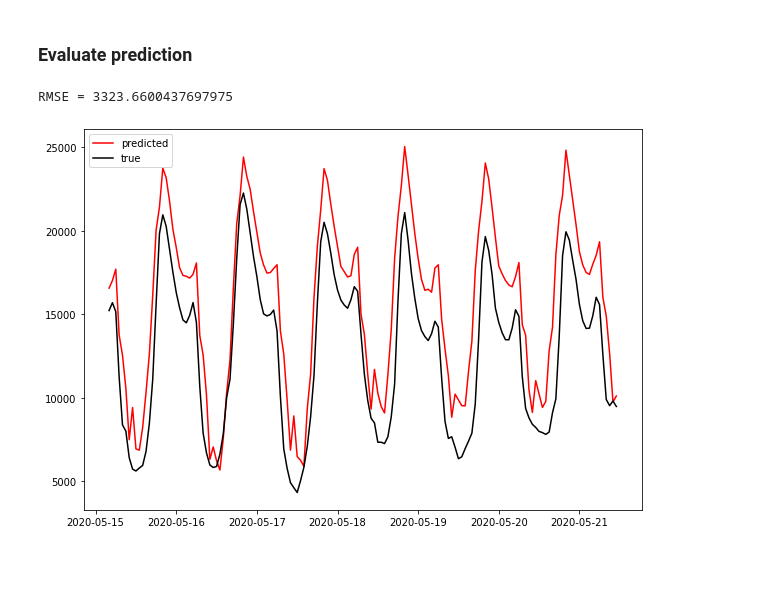
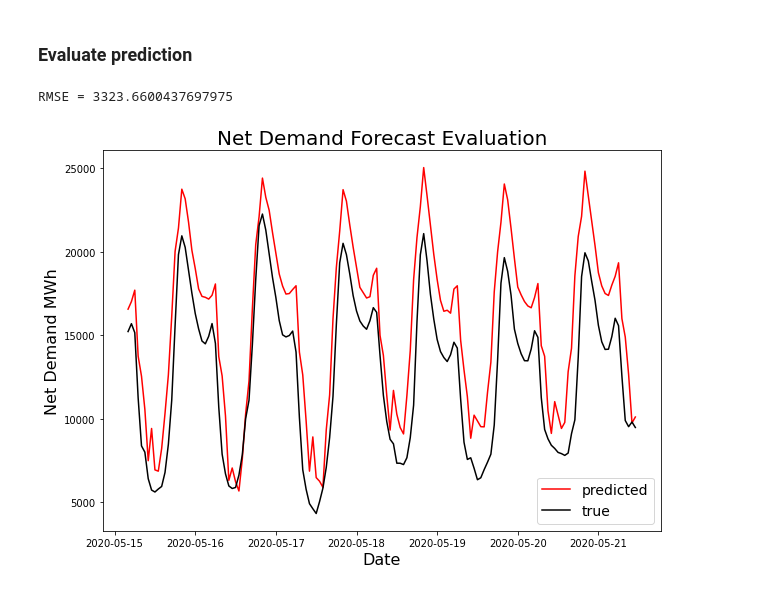
Before and after one commit to sjhawkes/cal_power, a Jupyter notebook: code/05A_NetDemandForecast.ipynb, the cells around one changed output. Saved outputs shown, nothing was run; the diff lists cells and outputs as text; code cells hidden in the pictures; blank space fills up the shorter version.

```diff
--- a/code/05A_NetDemandForecast.ipynb
+++ b/code/05A_NetDemandForecast.ipynb
@@ -51,8 +53,8 @@ predictions.tail(3)
 # %% [markdown]
 ### Calculate net demand forecast
 # %%
-predictions['aggregate'] = predictions['solar_prediction']+predictions['wind_prediction']
-predictions['net_demand_prediction'] = predictions['demand'] - predictions['aggregate']
+predictions['solar_and_wind'] = predictions['solar_prediction']+predictions['wind_prediction']
+predictions['net_demand_prediction'] = predictions['demand'] - predictions['solar_and_wind']
 predictions['date'] = pd.to_datetime(predictions['date'])
 predictions.set_index('date',inplace=True)
 predictions.head(3)
@@ -114,9 +129,13 @@ predictions['net_demand_true'] = predictions['hydro']+predictions['gas']+predict
 # %%
 print(f"RMSE = {np.sqrt(mean_squared_error(predictions['net_demand_true'],predictions['net_demand_prediction']))}")
 plt.figure(figsize=(10,7))
 plt.plot(predictions.index,predictions['net_demand_prediction'],'r-',label='predicted')
 plt.plot(predictions.index,predictions['net_demand_true'],'k-',label='true')
-plt.legend();
+plt.legend(fontsize=14);
+plt.xlabel('Date',fontsize=16)
+plt.ylabel('Net Demand MWh',fontsize=16)
+plt.title('Net Demand Forecast Evaluation',fontsize=20);
+plt.savefig('../images/net_demand_forecast.png',dpi=235,bbox_inches='tight');
 # %% [output]
 RMSE = 3323.6600437697975
-[figure, old version]
+[figure, new version]
```
Also changed, not shown: parts of 6 cells of this notebook, 19 other files.
